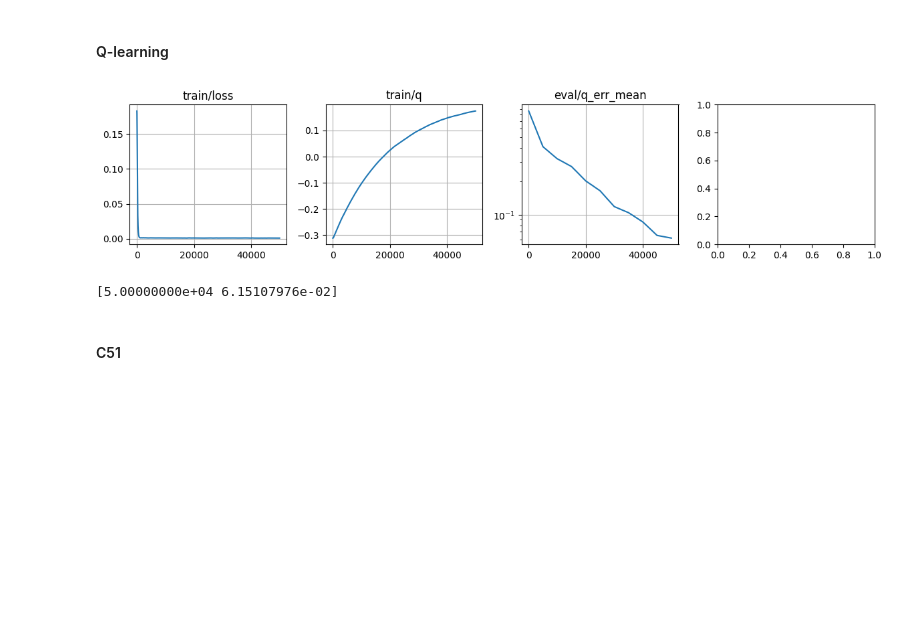
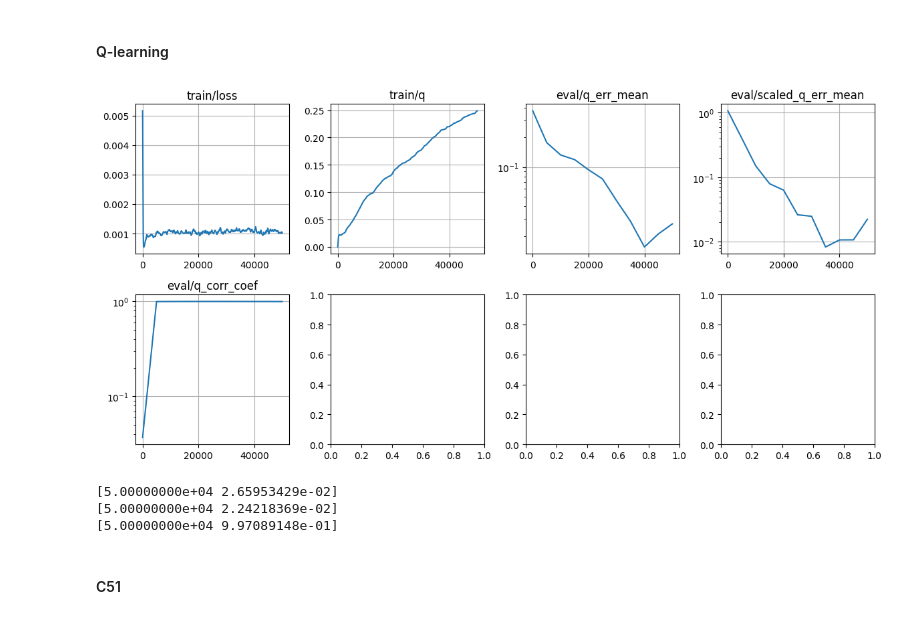
Before and after one commit to chongyi-zheng/ogbench, a Jupyter notebook: notebooks/2025_07_03_RiverSwim_sarsa.ipynb, the cells around one changed output. Saved outputs shown, nothing was run; the diff lists cells and outputs as text; code cells hidden in the pictures; blank space fills up the shorter version.

Commit message:
add splus and fdql sarsa code

```diff
--- a/notebooks/2025_07_03_RiverSwim_sarsa.ipynb
+++ b/notebooks/2025_07_03_RiverSwim_sarsa.ipynb
@@ -217,10 +218,10 @@ class Critic(nn.Module):
     qs = nn.Sequential([
       nn.Dense(512),
       nn.gelu,
-      nn.LayerNorm(),
+      # nn.LayerNorm(),
       nn.Dense(512),
       nn.gelu,
-      nn.LayerNorm(),
+      # nn.LayerNorm(),
       nn.Dense(env.num_actions),
     ])(obs)
 
@@ -258,14 +259,14 @@ def loss_fn(params, target_params, batch):
 
   return loss, info
 
-optimizer = optax.adam(learning_rate=3e-4)
+optimizer = splus(learning_rate=3e-4 * 512 * 2)
 opt_state = optimizer.init(critic_params)
 grad_fn = jax.value_and_grad(loss_fn, has_aux=True)
 
 @jax.jit
 def update_fn(params, target_params, opt_state, batch):
   (loss, info), grads = grad_fn(params, target_params, batch)
-  updates, opt_state = optimizer.update(grads, opt_state)
+  updates, opt_state = optimizer.update(grads, opt_state, params)
   params = optax.apply_updates(params, updates)
 
   target_params = jax.tree_util.tree_map(
@@ -278,43 +279,52 @@ def update_fn(params, target_params, opt_state, batch):
 def evaluate_fn(params):
   obs = jnp.arange(env.num_states)
   q = critic.apply(params, obs)
+  scaled_q = q * (behavioral_q / q).mean()
   q_err_mean = jnp.mean(np.abs(q - behavioral_q))
+  scaled_q_err_mean = jnp.mean(np.abs(scaled_q - behavioral_q))
+  q_corr_coef = jnp.corrcoef(q.reshape(-1), behavioral_q.reshape(-1))[0, 1]
 
   info = {
-    'q_err_mean': q_err_mean
+    'q_err_mean': q_err_mean,
+    'scaled_q_err_mean': scaled_q_err_mean,
+    'q_corr_coef': q_corr_coef,
   }
 
   return info
 
 metrics = defaultdict(list)
 for i in tqdm.trange(1, num_iterations + 1):
   batch = sample_batch(batch_size)
   critic_params, target_critic_params, opt_state, loss, info = update_fn(
     critic_params, target_critic_params, opt_state, batch)
 
   for k, v in info.items():
     metrics['train/' + k].append(
       np.array([i, v])
     )
 
   if i == 1 or i % eval_interval == 0:
     eval_info = evaluate_fn(critic_params)
     for k, v in eval_info.items():
       metrics['eval/' + k].append(
         np.array([i, v])
       )
 
   if i == 1 or i % log_interval == 0:
-    plot_metrics(metrics, logyscale_stats=['eval/q_err_mean'])
+    plot_metrics(metrics, logyscale_stats=['eval/q_err_mean', 'eval/scaled_q_err_mean', 'eval/q_corr_coef'])
     display.clear_output(wait=True)
     plt.tight_layout()
     plt.show()
 # %% [output]
-[figure, old version]
+[figure, new version]
 # %%
 print(metrics['eval/q_err_mean'][-1])
+print(metrics['eval/scaled_q_err_mean'][-1])
+print(metrics['eval/q_corr_coef'][-1])
 # %% [output]
-[5.00000000e+04 6.15107976e-02]
+[5.00000000e+04 2.65953429e-02]
+[5.00000000e+04 2.24218369e-02]
+[5.00000000e+04 9.97089148e-01]
 # %% [markdown]
 #### C51
 # %%
```
Also changed, not shown: parts of 6 cells of this notebook, 3 other files.
